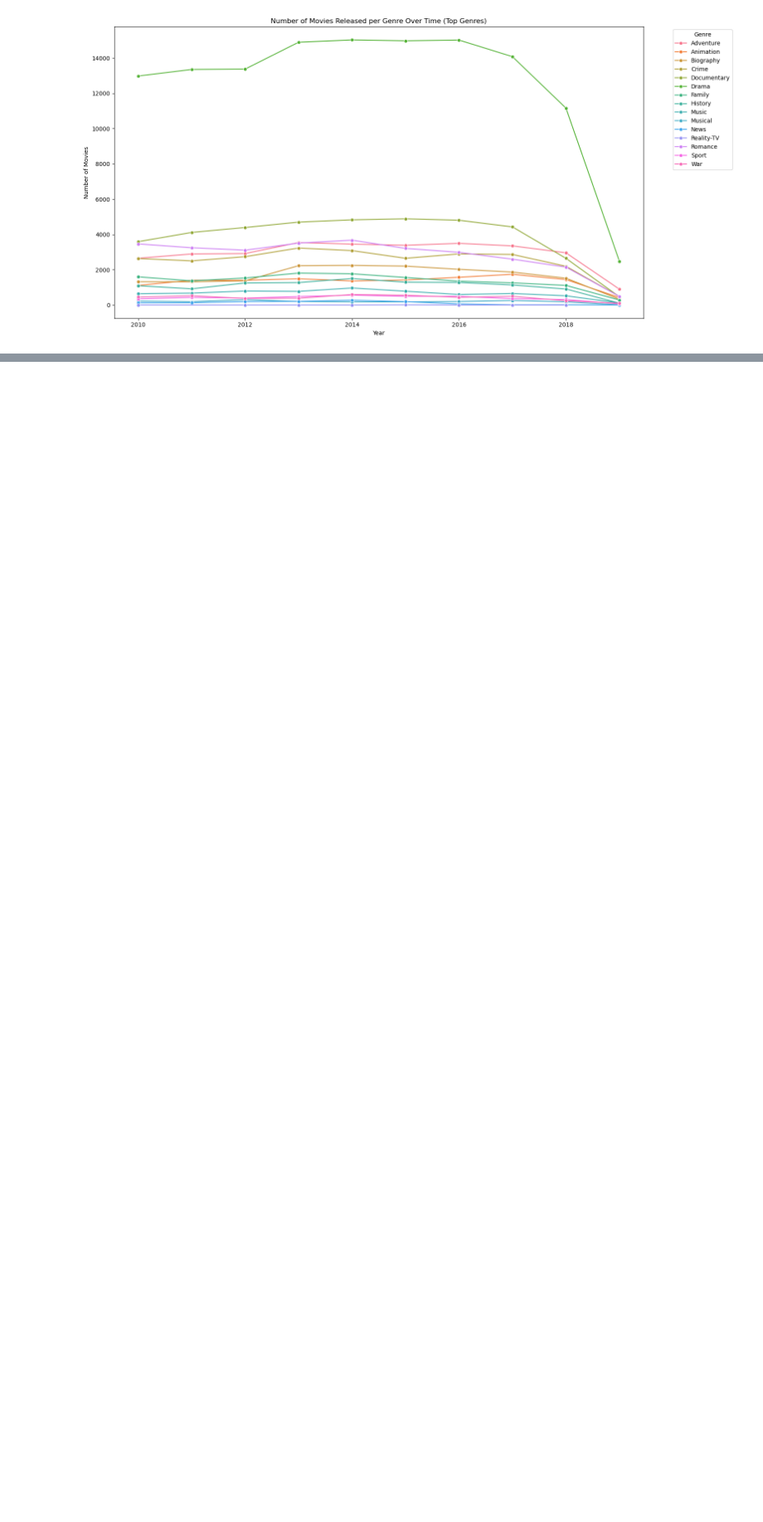
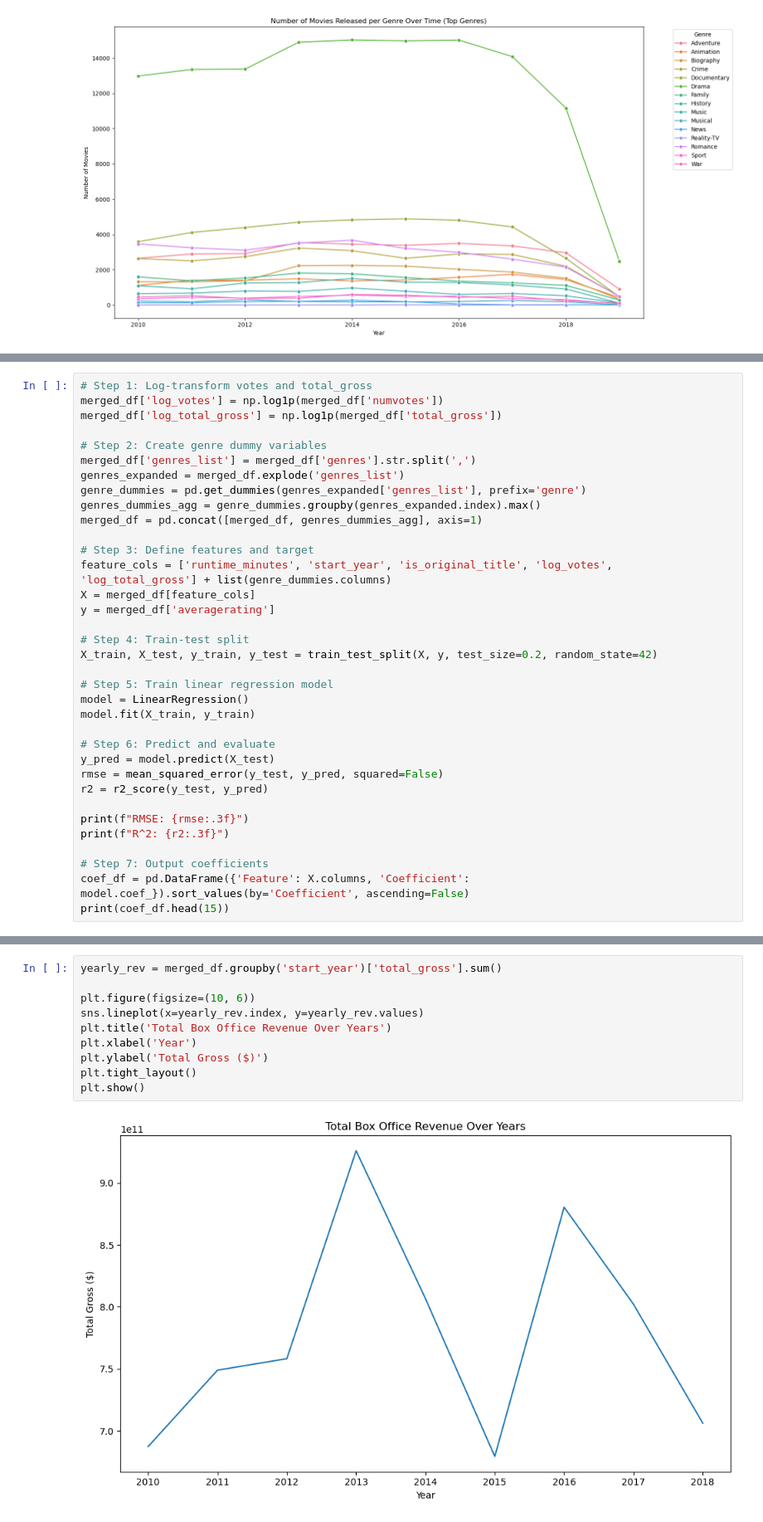
Before and after one commit to MTirop/Group3-End-of-Phase2-Project, a Jupyter notebook: notebooks/lydiah.ipynb, the cells around one changed output, grey strips where cells are left out. Shown at 83% size. Saved outputs shown, nothing was run; the diff lists cells and outputs as text; blank space fills up the shorter version.

```diff
--- a/notebooks/lydiah.ipynb
+++ b/notebooks/lydiah.ipynb
@@ -1172,0 +1386,35 @@ plt.show()
+# %%
+# Step 1: Log-transform votes and total_gross
+merged_df['log_votes'] = np.log1p(merged_df['numvotes'])
+merged_df['log_total_gross'] = np.log1p(merged_df['total_gross'])
+
+# Step 2: Create genre dummy variables
+merged_df['genres_list'] = merged_df['genres'].str.split(',')
+genres_expanded = merged_df.explode('genres_list')
+genre_dummies = pd.get_dummies(genres_expanded['genres_list'], prefix='genre')
+genres_dummies_agg = genre_dummies.groupby(genres_expanded.index).max()
+merged_df = pd.concat([merged_df, genres_dummies_agg], axis=1)
+
+# Step 3: Define features and target
+feature_cols = ['runtime_minutes', 'start_year', 'is_original_title', 'log_votes', 'log_total_gross'] + list(genre_dummies.columns)
+X = merged_df[feature_cols]
+y = merged_df['averagerating']
+
+# Step 4: Train-test split
+X_train, X_test, y_train, y_test = train_test_split(X, y, test_size=0.2, random_state=42)
+
+# Step 5: Train linear regression model
+model = LinearRegression()
+model.fit(X_train, y_train)
+
+# Step 6: Predict and evaluate
+y_pred = model.predict(X_test)
+rmse = mean_squared_error(y_test, y_pred, squared=False)
+r2 = r2_score(y_test, y_pred)
+
+print(f"RMSE: {rmse:.3f}")
+print(f"R^2: {r2:.3f}")
+
+# Step 7: Output coefficients
+coef_df = pd.DataFrame({'Feature': X.columns, 'Coefficient': model.coef_}).sort_values(by='Coefficient', ascending=False)
+print(coef_df.head(15))
@@ -1172,0 +1491,12 @@ plt.show()
+# %%
+yearly_rev = merged_df.groupby('start_year')['total_gross'].sum()
+
+plt.figure(figsize=(10, 6))
+sns.lineplot(x=yearly_rev.index, y=yearly_rev.values)
+plt.title('Total Box Office Revenue Over Years')
+plt.xlabel('Year')
+plt.ylabel('Total Gross ($)')
+plt.tight_layout()
+plt.show()
+# %% [output]
+[figure, added]
```
Also changed, not shown: parts of 36 cells of this notebook, 1 other file.
